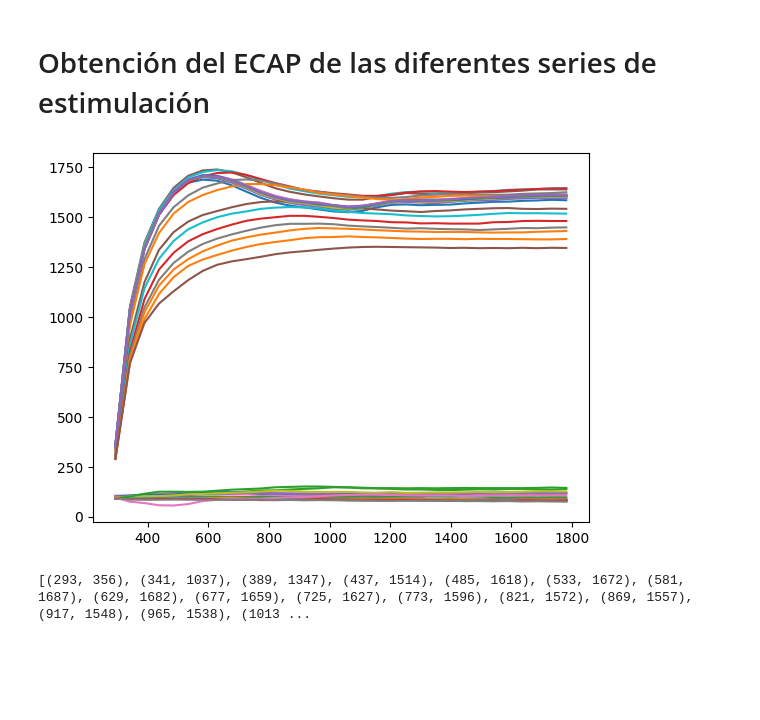
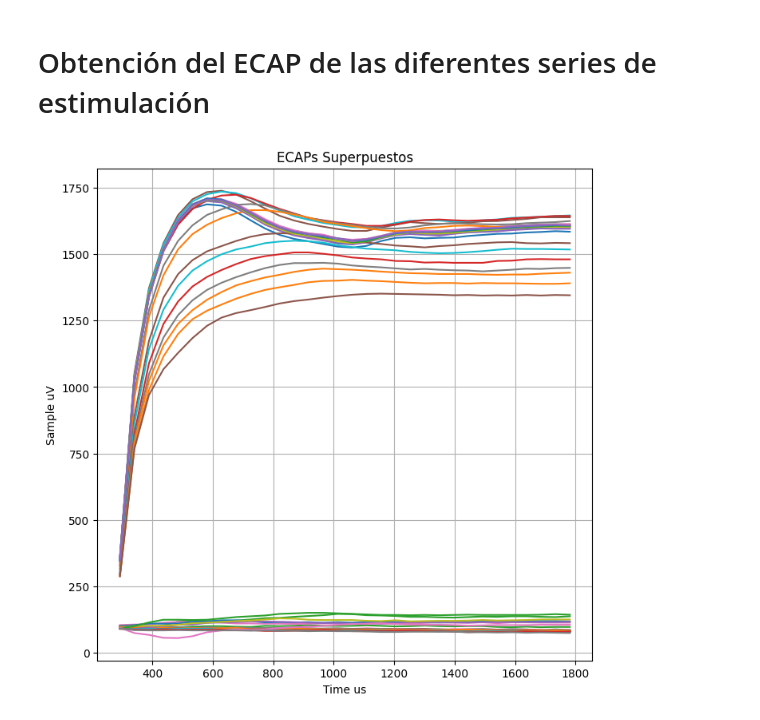
Before and after one commit to Juanx65/Certamen-IPD477, a Jupyter notebook: pregunta_1.ipynb, the cells around one changed output. Cells and saved outputs as stored; diff of their text form; code cells hidden in the pictures; blank space fills up the shorter version.

```diff
--- a/pregunta_1.ipynb
+++ b/pregunta_1.ipynb
@@ -32,17 +33,21 @@ for NTR_Nr in range(12):
     ECAP_array.append(ECAP)
 #print(ECAP_array[11][3])
 # %%
+fig = plt.figure(figsize=(8,8))
+axs = fig.subplots(1, 1)
+
 for canal in range(12):
     for key in range(4):
         time, amp = zip(*ECAP_array[canal][key])
-        plt.plot(time, amp )
+        axs.plot(time, amp , label='NRT Nr {}'.format(canal+1) )
+        axs.set_title('ECAPs Superpuestos')
+        axs.set_xlabel('Time us')
+        axs.set_ylabel('Sample uV')
+#plt.legend()
+plt.grid()
 plt.show()
 # %% [output]
-[figure, old version]
+[figure, new version]
-# %%
-print(ECAP_array[0][0])
-# %% [output]
-[(293, 356), (341, 1037), (389, 1347), (437, 1514), (485, 1618), (533, 1672), (581, 1687), (629, 1682), (677, 1659), (725, 1627), (773, 1596), (821, 1572), (869, 1557), (917, 1548), (965, 1538), (1013 ...
 # %%
 def label_key(key):
     match key:
```
Also changed, not shown: parts of 8 cells of this notebook.
